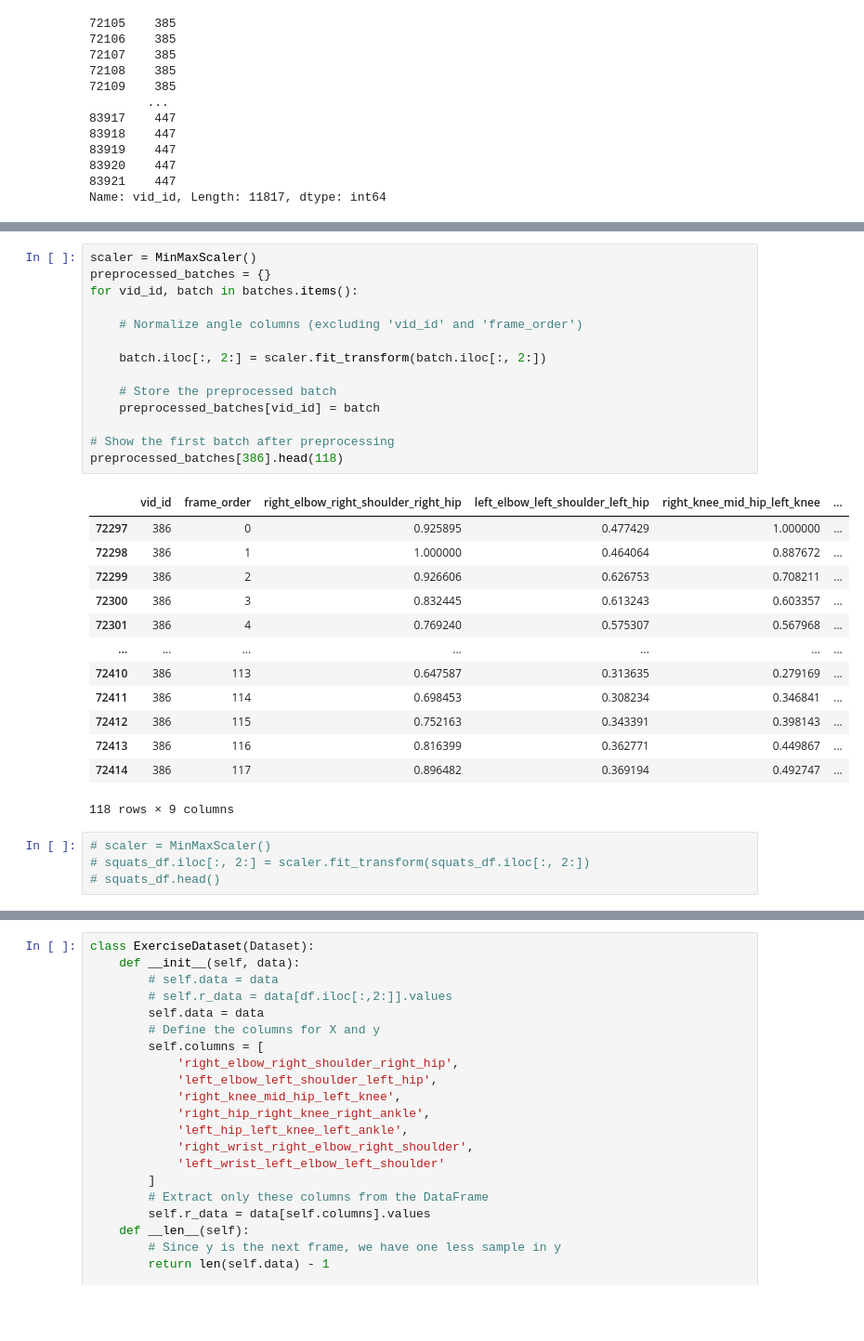
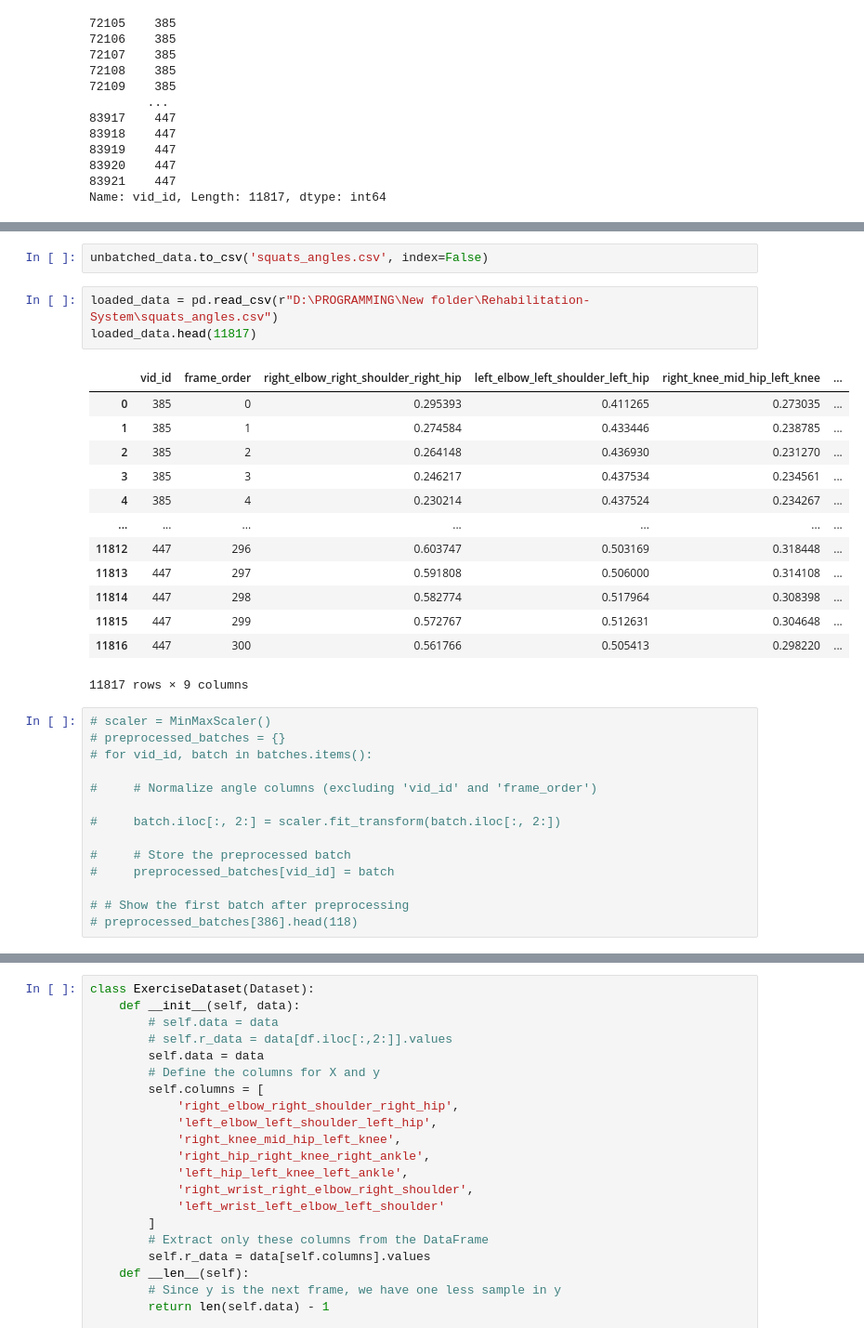
Before and after one commit to siddzzshetty/Rehabilitation-System, a Jupyter notebook: data.ipynb, the cells around one changed output, grey strips where cells are left out. Shown at 93% size. Saved outputs shown, nothing was run; the diff lists cells and outputs as text; blank space fills up the shorter version.

```diff
--- a/data.ipynb
+++ b/data.ipynb
@@ -202,35 +275,36 @@ plt.show()
+# %%
+unbatched_data.to_csv('squats_angles.csv', index=False)
+# %%
+loaded_data = pd.read_csv(r"D:\PROGRAMMING\New folder\Rehabilitation-System\squats_angles.csv")
+loaded_data.head(11817)
+# %% [output]
+|  | vid_id | frame_order | right_elbow_right_shoulder_right_hip | left_elbow_left_shoulder_left_hip | right_knee_mid_hip_left_knee | ... |
+| 0 | 385 | 0 | 0.295393 | 0.411265 | 0.273035 | ... |
+| 1 | 385 | 1 | 0.274584 | 0.433446 | 0.238785 | ... |
+| 2 | 385 | 2 | 0.264148 | 0.436930 | 0.231270 | ... |
+| 3 | 385 | 3 | 0.246217 | 0.437534 | 0.234561 | ... |
+| 4 | 385 | 4 | 0.230214 | 0.437524 | 0.234267 | ... |
+| ... | ... | ... | ... | ... | ... | ... |
+| 11812 | 447 | 296 | 0.603747 | 0.503169 | 0.318448 | ... |
+| 11813 | 447 | 297 | 0.591808 | 0.506000 | 0.314108 | ... |
+| 11814 | 447 | 298 | 0.582774 | 0.517964 | 0.308398 | ... |
+| 11815 | 447 | 299 | 0.572767 | 0.512631 | 0.304648 | ... |
+| 11816 | 447 | 300 | 0.561766 | 0.505413 | 0.298220 | ... |
+11817 rows × 9 columns
 # %%
-scaler = MinMaxScaler()
-preprocessed_batches = {}
-for vid_id, batch in batches.items():
+# scaler = MinMaxScaler()
+# preprocessed_batches = {}
+# for vid_id, batch in batches.items():
 
-    # Normalize angle columns (excluding 'vid_id' and 'frame_order')
+#     # Normalize angle columns (excluding 'vid_id' and 'frame_order')
 
-    batch.iloc[:, 2:] = scaler.fit_transform(batch.iloc[:, 2:])
+#     batch.iloc[:, 2:] = scaler.fit_transform(batch.iloc[:, 2:])
 
-    # Store the preprocessed batch
-    preprocessed_batches[vid_id] = batch
+#     # Store the preprocessed batch
+#     preprocessed_batches[vid_id] = batch
 
-# Show the first batch after preprocessing
-preprocessed_batches[386].head(118)
+# # Show the first batch after preprocessing
+# preprocessed_batches[386].head(118)
-# %% [output]
-|  | vid_id | frame_order | right_elbow_right_shoulder_right_hip | left_elbow_left_shoulder_left_hip | right_knee_mid_hip_left_knee | ... |
-| 72297 | 386 | 0 | 0.925895 | 0.477429 | 1.000000 | ... |
-| 72298 | 386 | 1 | 1.000000 | 0.464064 | 0.887672 | ... |
-| 72299 | 386 | 2 | 0.926606 | 0.626753 | 0.708211 | ... |
-| 72300 | 386 | 3 | 0.832445 | 0.613243 | 0.603357 | ... |
-| 72301 | 386 | 4 | 0.769240 | 0.575307 | 0.567968 | ... |
-| ... | ... | ... | ... | ... | ... | ... |
-| 72410 | 386 | 113 | 0.647587 | 0.313635 | 0.279169 | ... |
-| 72411 | 386 | 114 | 0.698453 | 0.308234 | 0.346841 | ... |
-| 72412 | 386 | 115 | 0.752163 | 0.343391 | 0.398143 | ... |
-| 72413 | 386 | 116 | 0.816399 | 0.362771 | 0.449867 | ... |
-| 72414 | 386 | 117 | 0.896482 | 0.369194 | 0.492747 | ... |
-118 rows × 9 columns
-# %%
-# scaler = MinMaxScaler()
-# squats_df.iloc[:, 2:] = scaler.fit_transform(squats_df.iloc[:, 2:])
-# squats_df.head()
 # %%
 A=squats_df.iloc[:,2:]
 A
```
Also changed, not shown: parts of 25 cells of this notebook, 2 other files.
